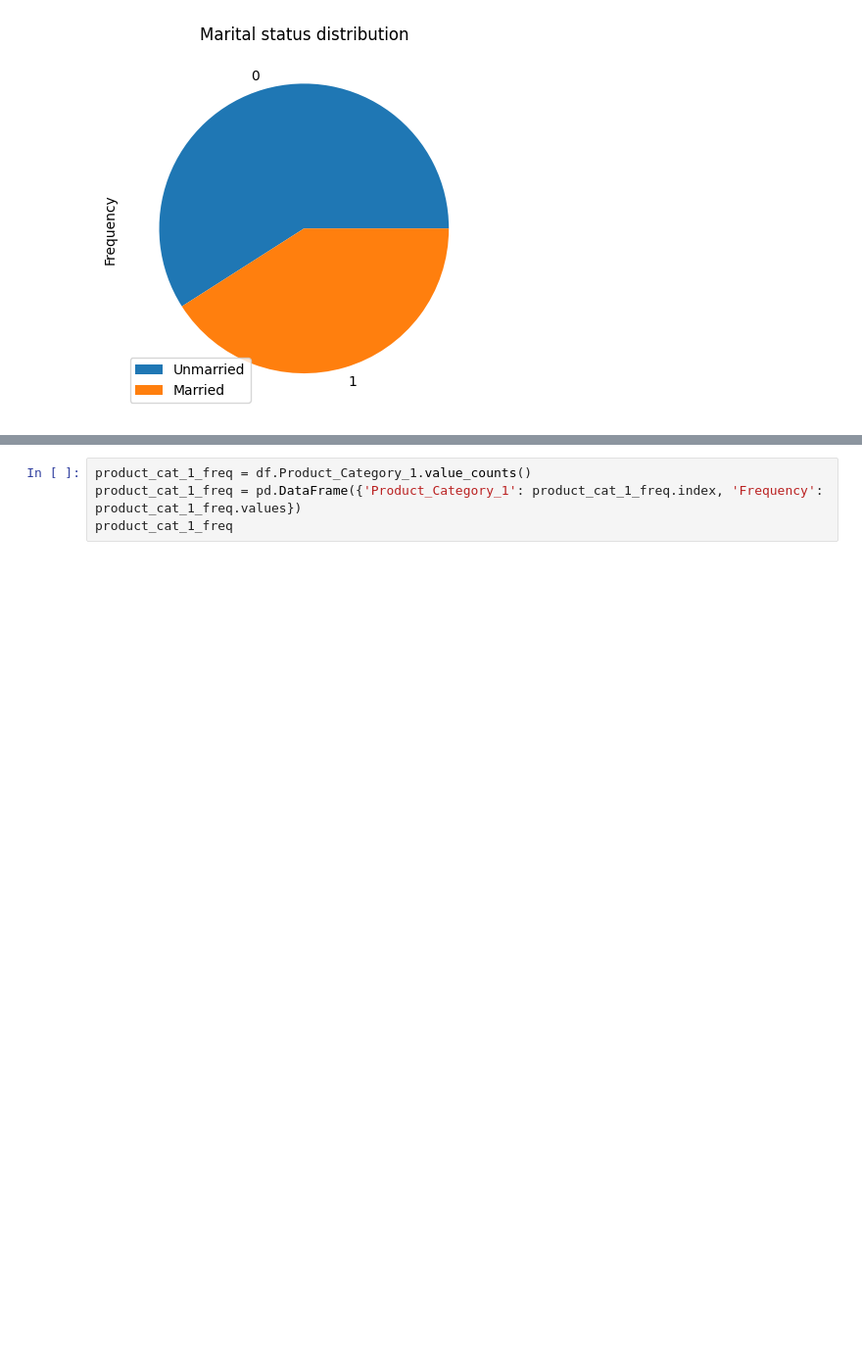
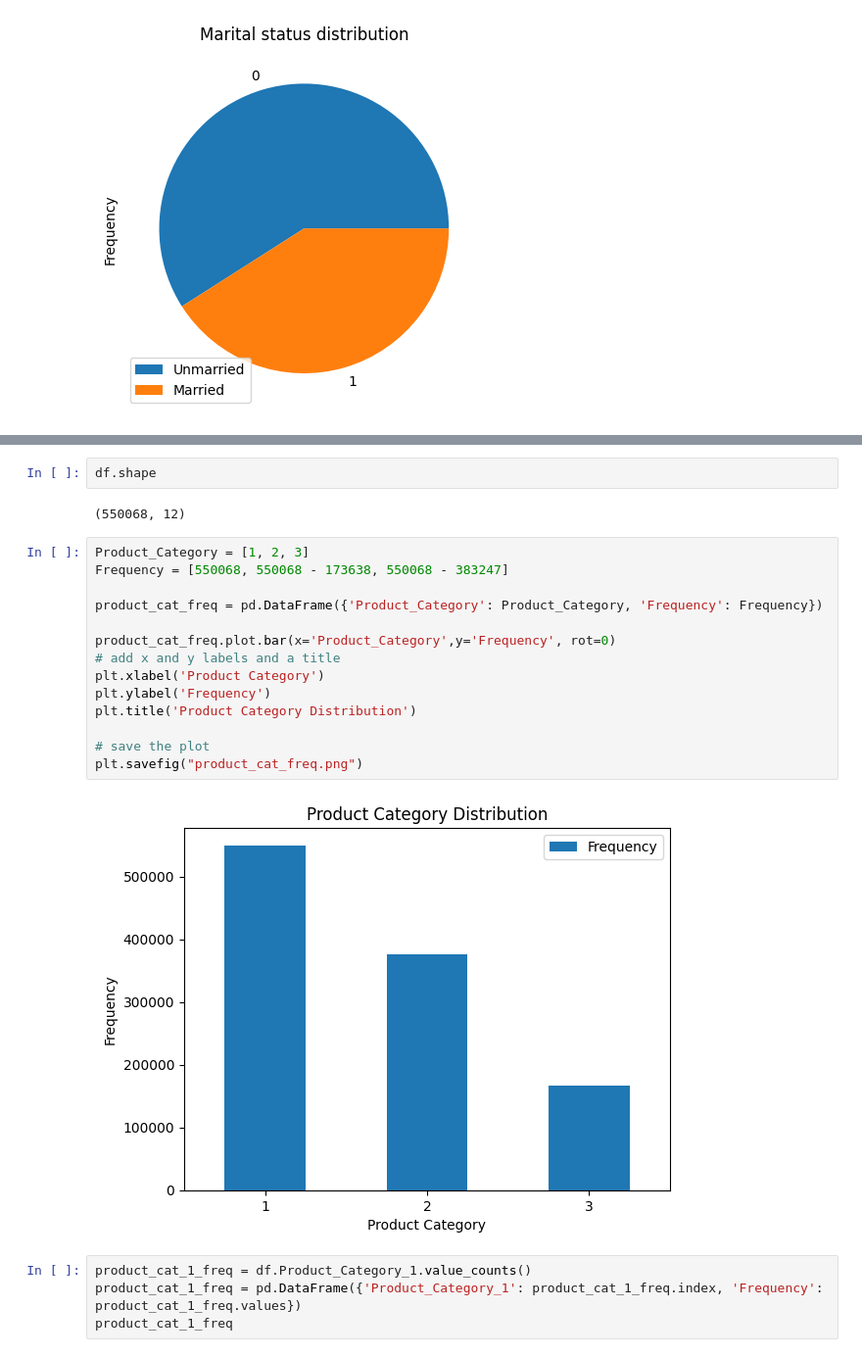
Before and after one commit to DulanjaliLiyanage/UOM-Data-Science-Project-CS5617, a Jupyter notebook: Project/239162A - CS5617 - Data Science.ipynb, the cells around one changed output, grey strips where cells are left out. Shown at 98% size. Drawn from its saved outputs; the diff is of its cells as text; blank space fills up the shorter version.

```diff
--- a/Project/239162A - CS5617 - Data Science.ipynb
+++ b/Project/239162A - CS5617 - Data Science.ipynb
@@ -265,3 +281,23 @@ plt.savefig("marital_status_freq.png")
+# %%
+df.shape
+# %% [output]
+(550068, 12)
+# %%
+Product_Category = [1, 2, 3]
+Frequency = [550068, 550068 - 173638, 550068 - 383247]
+
+product_cat_freq = pd.DataFrame({'Product_Category': Product_Category, 'Frequency': Frequency})
+
+product_cat_freq.plot.bar(x='Product_Category',y='Frequency', rot=0)
+# add x and y labels and a title
+plt.xlabel('Product Category')
+plt.ylabel('Frequency')
+plt.title('Product Category Distribution')
+
+# save the plot
+plt.savefig("product_cat_freq.png")
+# %% [output]
+[figure, added]
 # %%
 product_cat_1_freq = df.Product_Category_1.value_counts()
 product_cat_1_freq = pd.DataFrame({'Product_Category_1': product_cat_1_freq.index, 'Frequency': product_cat_1_freq.values})
```
Also changed, not shown: parts of 3 cells of this notebook, 16 other files.
